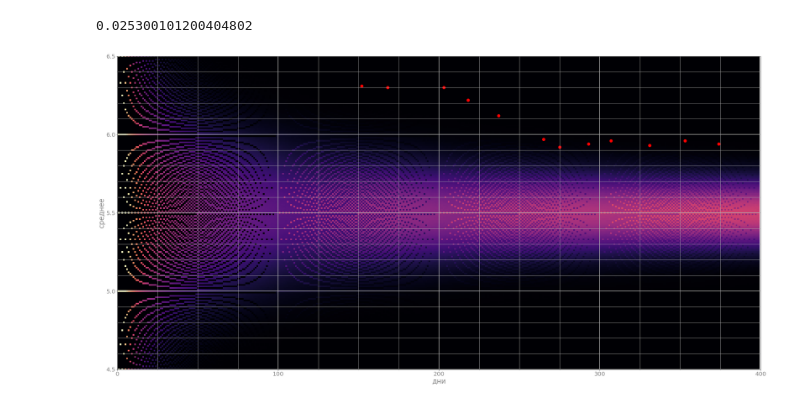
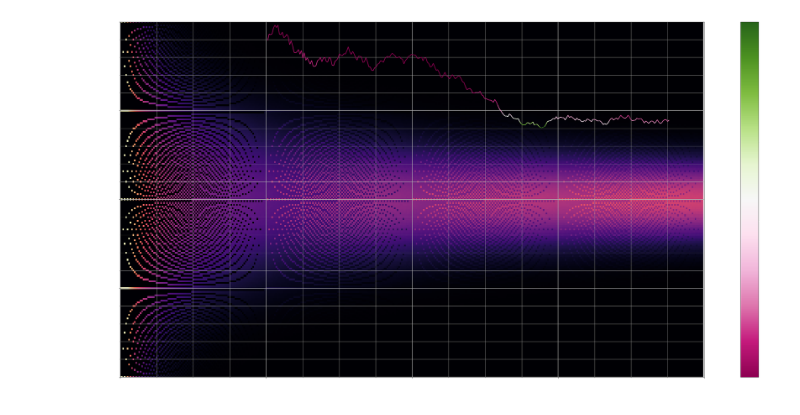
Before and after one commit to avasich/lynchlab, a Jupyter notebook: lynch.ipynb, the cells around one changed output. Drawn from its saved outputs; the diff is of its cells as text; code cells hidden in the pictures.

Commit message:
now with actual line!

```diff
--- a/lynch.ipynb
+++ b/lynch.ipynb
@@ -33,6 +65,7 @@ def fraction_over(sim, val, day):
 # %%
 from matplotlib.ticker import (AutoMinorLocator, MultipleLocator)
 from multiprocessing import Pool, cpu_count
+from matplotlib.collections import LineCollection
 from pathlib import Path
 
 DAYS = 400
@@ -44,51 +77,56 @@ with Pool(processes=cpus) as pool:
     work = [(DAYS, ITERS // cpus, BALLS)] * cpus
     data = sum(pool.starmap(simulation, work))
 
-actual=[
-    (152, 6.31), (168, 6.30), (203, 6.30),
-    (218, 6.22), (237, 6.12), (265, 5.97),
-    (275, 5.92), (293, 5.94), (307, 5.96),
-    (331, 5.93), (353, 5.96), (374, 5.94),
-]
 
-print(100 * fraction_over(data, 5.9, 380))
+SKIP=100
+AVERAGES = numbers_to_averages(NUMBERS)[SKIP:]
+X = np.linspace(1 + SKIP, len(AVERAGES) + 1 + SKIP, len(AVERAGES))
+Z = probabilities(data, AVERAGES, SKIP)
 
 fig, ax = plt.subplots(figsize=(40, 20))
 
-max_val = np.amax(data)
+max_val = data.max()
 cmap="magma"
+text_color = "white"
 
 im = ax.pcolormesh(
     np.arange(0, DAYS, 1),
     np.arange(0, 12.01, 0.01),
     data, cmap=cmap, shading="auto", vmin=0, vmax=max_val / 2)
 
-ax.scatter(*zip(*actual), marker='o', s=100, color="red")
+points = np.array([X, AVERAGES]).T.reshape(-1, 1, 2)
+segments = np.concatenate([points[:-1], points[1:]], axis=1)
+
+norm = plt.Normalize(Z.min(), Z.max())
+lc = LineCollection(segments, cmap='PiYG', norm=norm)
+lc.set_array(Z)
+lc.set_linewidth(2)
+line = ax.add_collection(lc)
+cb = fig.colorbar(line, ax=ax)
+cb.ax.yaxis.set_tick_params(color=text_color)
+plt.setp(plt.getp(cb.ax.axes, 'yticklabels'), color=text_color)
 
 ax.set_xlim([0, DAYS])
 ax.set_ylim([4.50, 6.50])
-
-text_color = "gray"
 
 plt.ylabel("среднее", fontsize=24, color=text_color)
 plt.xlabel("дни", fontsize=24, color=text_color)
 
 ax.xaxis.set_major_locator(MultipleLocator(100))
 ax.xaxis.set_minor_locator(AutoMinorLocator(4))
 ax.yaxis.set_major_locator(MultipleLocator(0.5))
 ax.yaxis.set_minor_locator(AutoMinorLocator(5))
 
 plt.yticks(fontsize=20, color=text_color)
 plt.xticks(fontsize=20, color=text_color)
 
-ax.grid(which="major", axis="both", linestyle="-", linewidth=2)
-ax.grid(which="minor", axis="both", linestyle="-", linewidth=1)
+ax.grid(which="major", axis="both", linestyle="-", linewidth=1.5)
+ax.grid(which="minor", axis="both", linestyle="-", linewidth=0.75)
 
 plt.show()
 
-# image_path="./images"
-# Path(image_path).mkdir(exist_ok=True)
-# fig.savefig(f"{image_path}/average_{DAYS}d_{ITERS}i_{cmap}_{text_color}.png")
+image_path="./images"
+Path(image_path).mkdir(exist_ok=True)
+fig.savefig(f"{image_path}/average_{DAYS}d_{ITERS}i_{cmap}_{text_color}.png", facecolor="black")
 # %% [output]
-0.025300101200404802
-[figure, old version]
+[figure, new version]
```
Also changed, not shown: parts of 1 cell of this notebook, 3 other files.
